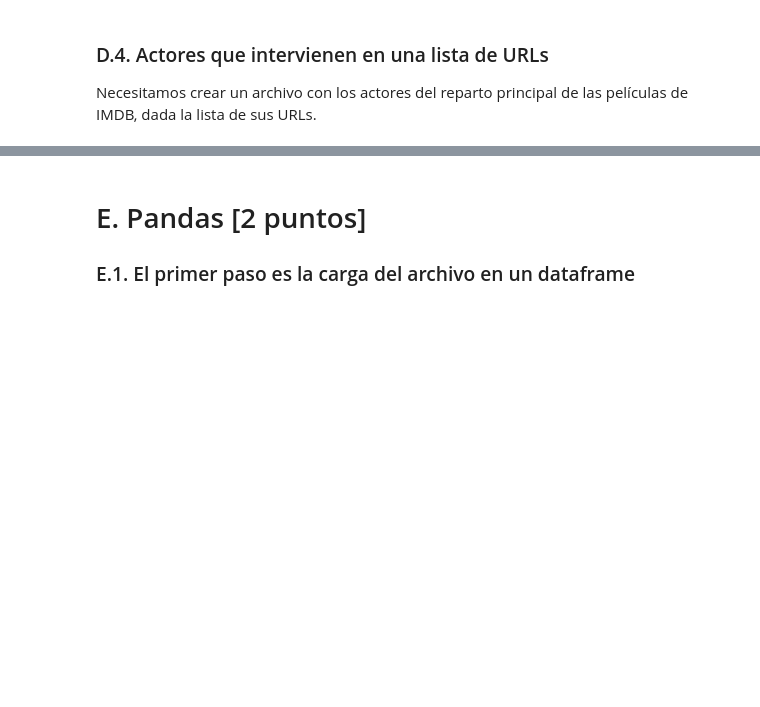
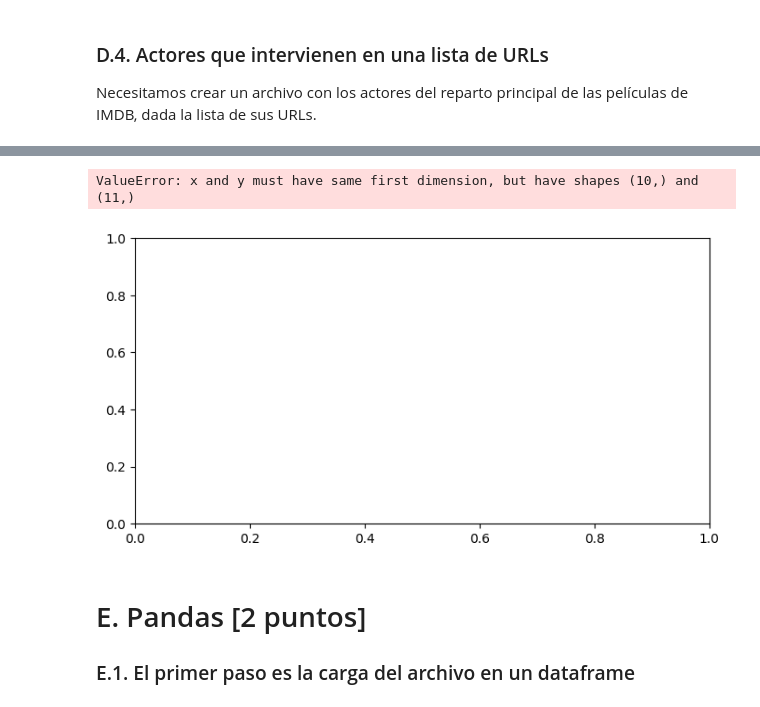
Before and after one commit to py-qwerty/Master-BigData-IA, a Jupyter notebook: movies_02_enunciados.ipynb, the cells around one changed output, grey strips where cells are left out. Saved outputs shown, nothing was run; the diff lists cells and outputs as text; code cells hidden in the pictures; blank space fills up the shorter version.

```diff
--- a/movies_02_enunciados.ipynb
+++ b/movies_02_enunciados.ipynb
@@ -984,3 +1048,37 @@ NameError: name 'gather_actors' is not defined
+# %%
+# La siguente llamada llevaría un tiempo realmente largo:
+
+import time
+# para cronometrar esta función, que tarda mucho
+
+path="actors_3_first_movies.txt"
+list_time_sec = list()
+max_index = 10
+
+with open(path,mode= '+w',encoding='utf-8') as file:
+    for index, url in enumerate(urls):
+        #Salimos del bucle cuando veamos que hemos llegado al tamaño muestral deseado
+        if(index >= max_index):
+            break
+        # Para cada url de la muestra tomamos el tiempo que tardamos en "Scrapearla" + escribir en el fichero
+        reloj_inicio = time.time()
+        soup = soup_movie(url )
+        soup_obj = BeautifulSoup(soup)
+        main_characters = get_main_characters(soup=soup_obj)
+        file.write('\n'.join(main_characters))
+        reloj_fin = time.time()
+        list_time_sec.append((reloj_fin-reloj_inicio))
+
+
+plt.figure(figsize=(8,4))
+plt.plot(range(max_index), list_time_sec)
+plt.grid()
+
+
+print("Tiempo invertido: %s segundos." % (reloj_fin - reloj_inicio))
+# %% [output]
+ValueError: x and y must have same first dimension, but have shapes (10,) and (11,)
+[figure, added]
 # %% [markdown]
 # E. Pandas [2 puntos]
 
```
Also changed, not shown: parts of 8 cells of this notebook.
